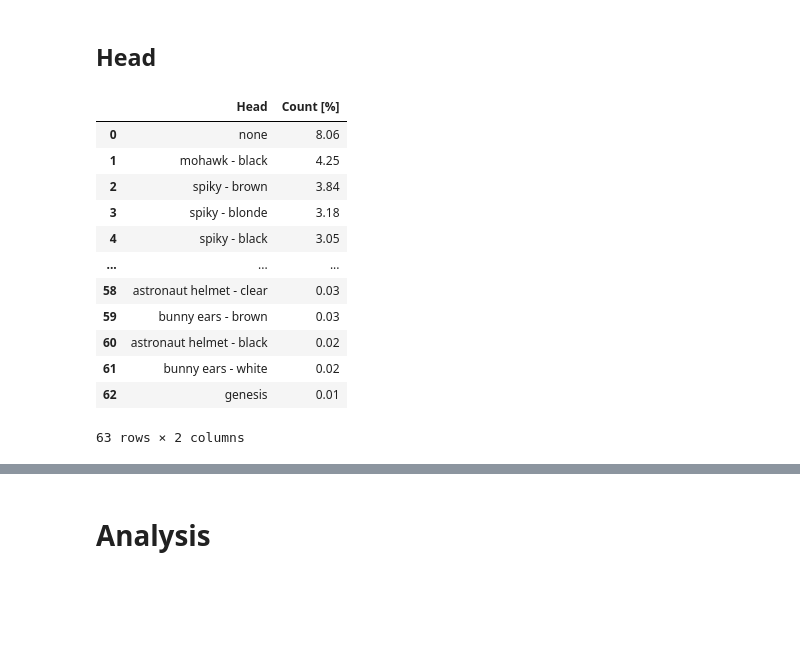
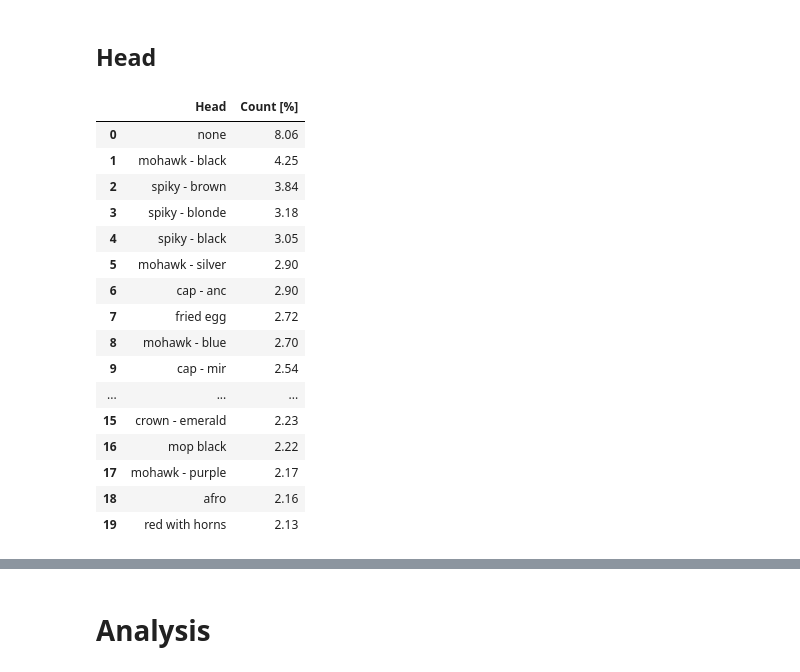
Before and after one commit to makimedmat2/AoUD-team_repo, a Jupyter notebook: mints_generaly.ipynb, the cells around one changed output, grey strips where cells are left out. Cells and saved outputs as stored; diff of their text form; code cells hidden in the pictures; blank space fills up the shorter version.

```diff
--- a/mints_generaly.ipynb
+++ b/mints_generaly.ipynb
@@ -238,0 +238,3 @@ NameError: name 'mintNFT_df' is not defined
+# %%
+PATH = os.getcwd()
+dataset_path = os.path.join(PATH, "data\\")
@@ -239,5 +245,5 @@ NameError: name 'mintNFT_df' is not defined
 # %%
-mintNFT = pd.read_csv('mints_data.csv')
+mintNFT = pd.read_csv(dataset_path +'mints_data.csv')
 # %%
 mintNFT
 # %% [output]
@@ -561,24 +580,28 @@ countHead = list(head_set.values())
 # %%
 Head_df = pd.DataFrame(columns=['Head', 'Count'])
 Head_df['Head'] = list(head_set.keys())
 Head_df['Count'] = list(head_set.values())
 
 Head_df.sort_values(by='Count', ascending=False).reset_index(drop=True)
 Head_df['Count [%]'] = Head_df['Count'].div(100)
 Head_df = Head_df.drop('Count', axis=1)
 TraitsRarity = pd.concat([TraitsRarity, Head_df], axis=1)
-Head_df
+Head_df.head(20)
 # %% [output]
 |  | Head | Count [%] |
 | 0 | none | 8.06 |
 | 1 | mohawk - black | 4.25 |
 | 2 | spiky - brown | 3.84 |
 | 3 | spiky - blonde | 3.18 |
 | 4 | spiky - black | 3.05 |
+| 5 | mohawk - silver | 2.90 |
+| 6 | cap - anc | 2.90 |
+| 7 | fried egg | 2.72 |
+| 8 | mohawk - blue | 2.70 |
+| 9 | cap - mir | 2.54 |
 | ... | ... | ... |
-| 58 | astronaut helmet - clear | 0.03 |
-| 59 | bunny ears - brown | 0.03 |
-| 60 | astronaut helmet - black | 0.02 |
-| 61 | bunny ears - white | 0.02 |
-| 62 | genesis | 0.01 |
+| 15 | crown - emerald | 2.23 |
+| 16 | mop black | 2.22 |
+| 17 | mohawk - purple | 2.17 |
+| 18 | afro | 2.16 |
+| 19 | red with horns | 2.13 |
-63 rows × 2 columns
```
Also changed, not shown: parts of 44 cells of this notebook.
